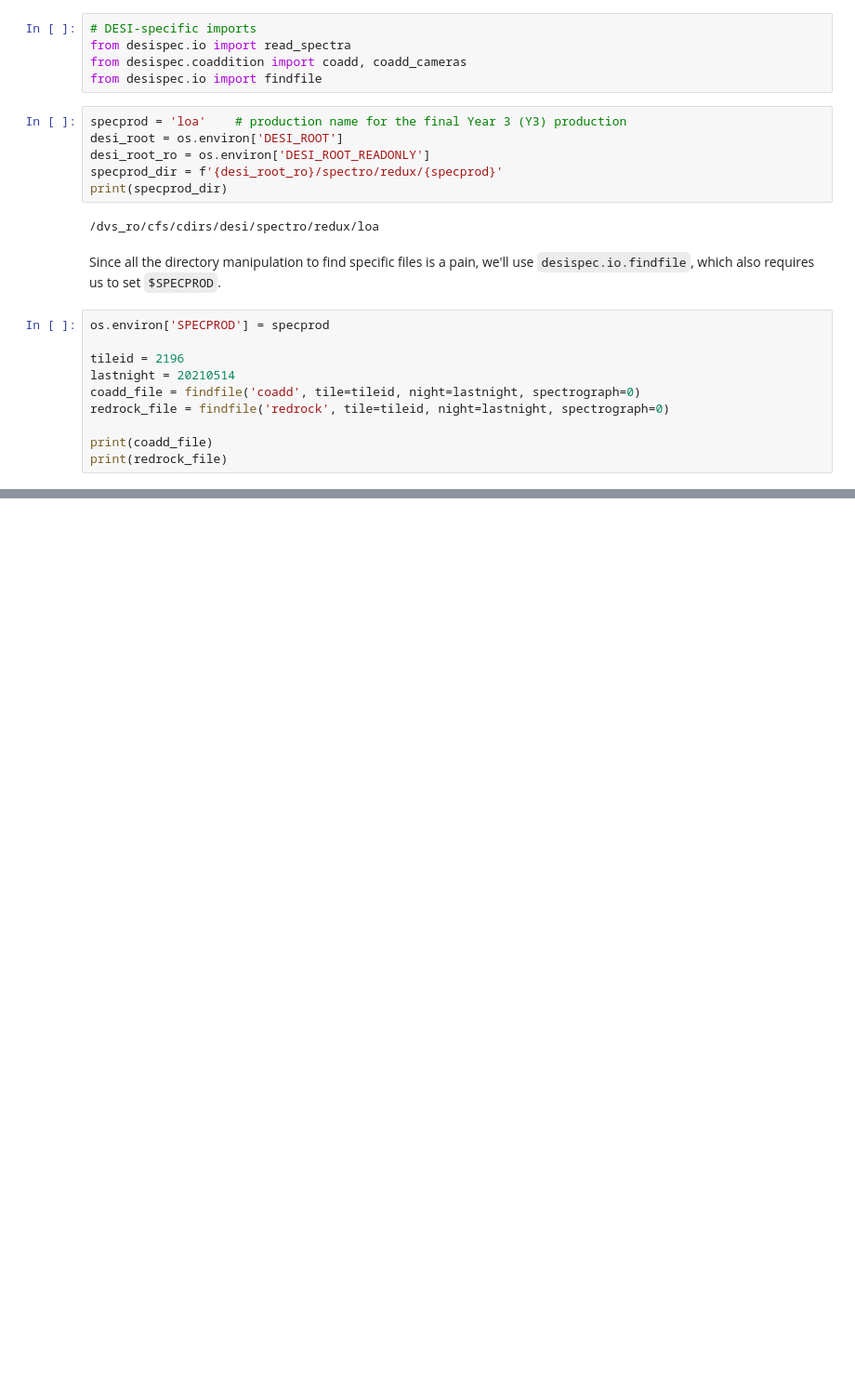
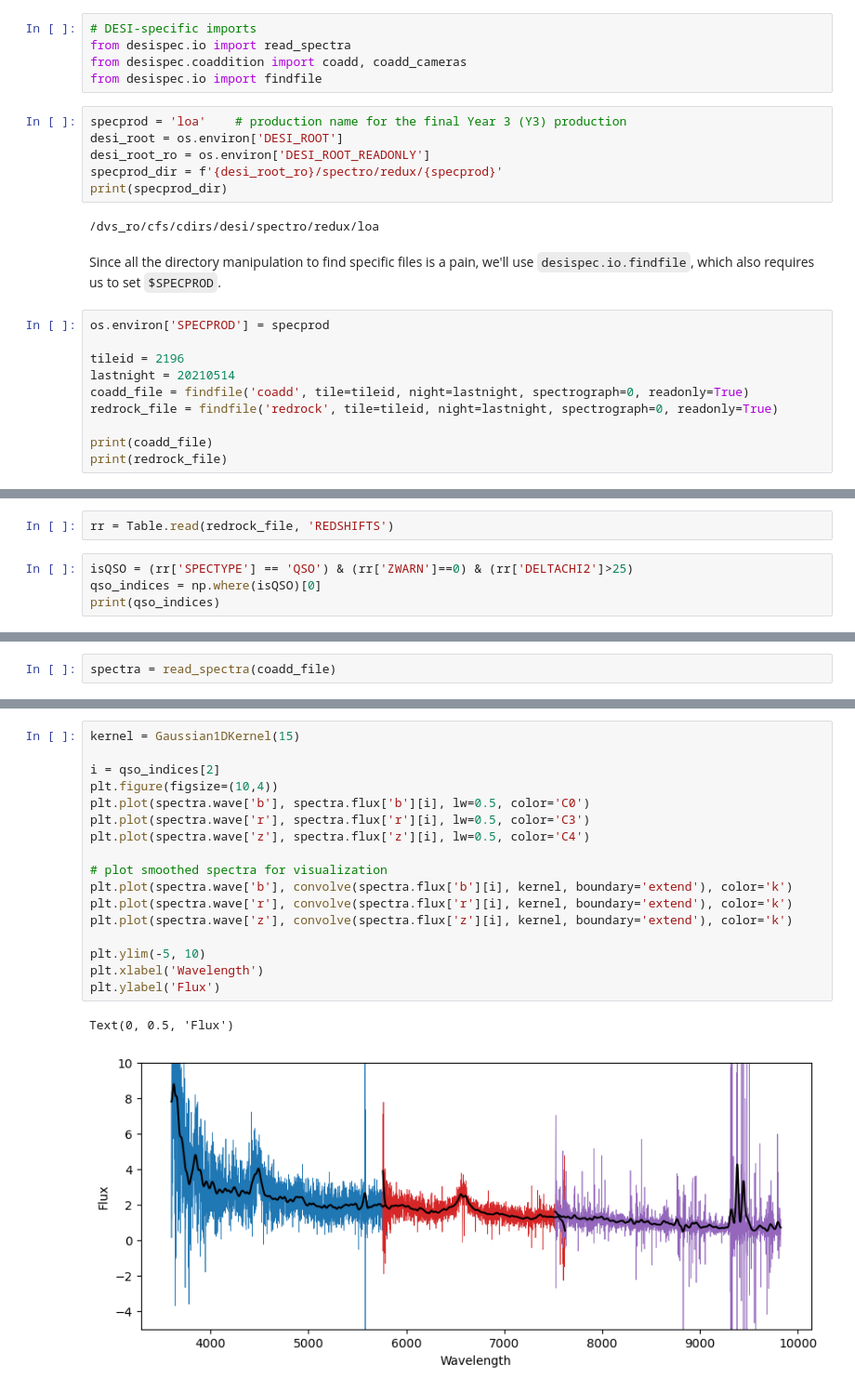
Before and after one commit to desihub/tutorials, a Jupyter notebook: meetings/Dec2024/DataIntro/04_Spectra.ipynb, the cells around one changed output, grey strips where cells are left out. Shown at 93% size. Cells and saved outputs as stored; diff of their text form; blank space fills up the shorter version.

```diff
--- a/meetings/Dec2024/DataIntro/04_Spectra.ipynb
+++ b/meetings/Dec2024/DataIntro/04_Spectra.ipynb
@@ -33,8 +36,8 @@ os.environ['SPECPROD'] = specprod
 
 tileid = 2196
 lastnight = 20210514
-coadd_file = findfile('coadd', tile=tileid, night=lastnight, spectrograph=0)
-redrock_file = findfile('redrock', tile=tileid, night=lastnight, spectrograph=0)
+coadd_file = findfile('coadd', tile=tileid, night=lastnight, spectrograph=0, readonly=True)
+redrock_file = findfile('redrock', tile=tileid, night=lastnight, spectrograph=0, readonly=True)
 
 print(coadd_file)
 print(redrock_file)
@@ -43,0 +49,6 @@ print(redrock_file)
+# %%
+rr = Table.read(redrock_file, 'REDSHIFTS')
+# %%
+isQSO = (rr['SPECTYPE'] == 'QSO') & (rr['ZWARN']==0) & (rr['DELTACHI2']>25)
+qso_indices = np.where(isQSO)[0]
+print(qso_indices)
@@ -47,0 +100,2 @@ print(redrock_file)
+# %%
+spectra = read_spectra(coadd_file)
@@ -47,0 +126,20 @@ print(redrock_file)
+# %%
+kernel = Gaussian1DKernel(15)
+
+i = qso_indices[2]
+plt.figure(figsize=(10,4))
+plt.plot(spectra.wave['b'], spectra.flux['b'][i], lw=0.5, color='C0')
+plt.plot(spectra.wave['r'], spectra.flux['r'][i], lw=0.5, color='C3')
+plt.plot(spectra.wave['z'], spectra.flux['z'][i], lw=0.5, color='C4')
+
+# plot smoothed spectra for visualization
+plt.plot(spectra.wave['b'], convolve(spectra.flux['b'][i], kernel, boundary='extend'), color='k')
+plt.plot(spectra.wave['r'], convolve(spectra.flux['r'][i], kernel, boundary='extend'), color='k')
+plt.plot(spectra.wave['z'], convolve(spectra.flux['z'][i], kernel, boundary='extend'), color='k')
+
+plt.ylim(-5, 10)
+plt.xlabel('Wavelength')
+plt.ylabel('Flux')
+# %% [output]
+Text(0, 0.5, 'Flux')
+[figure, added]
```
Also changed, not shown: parts of 14 cells of this notebook, 3 other files.
